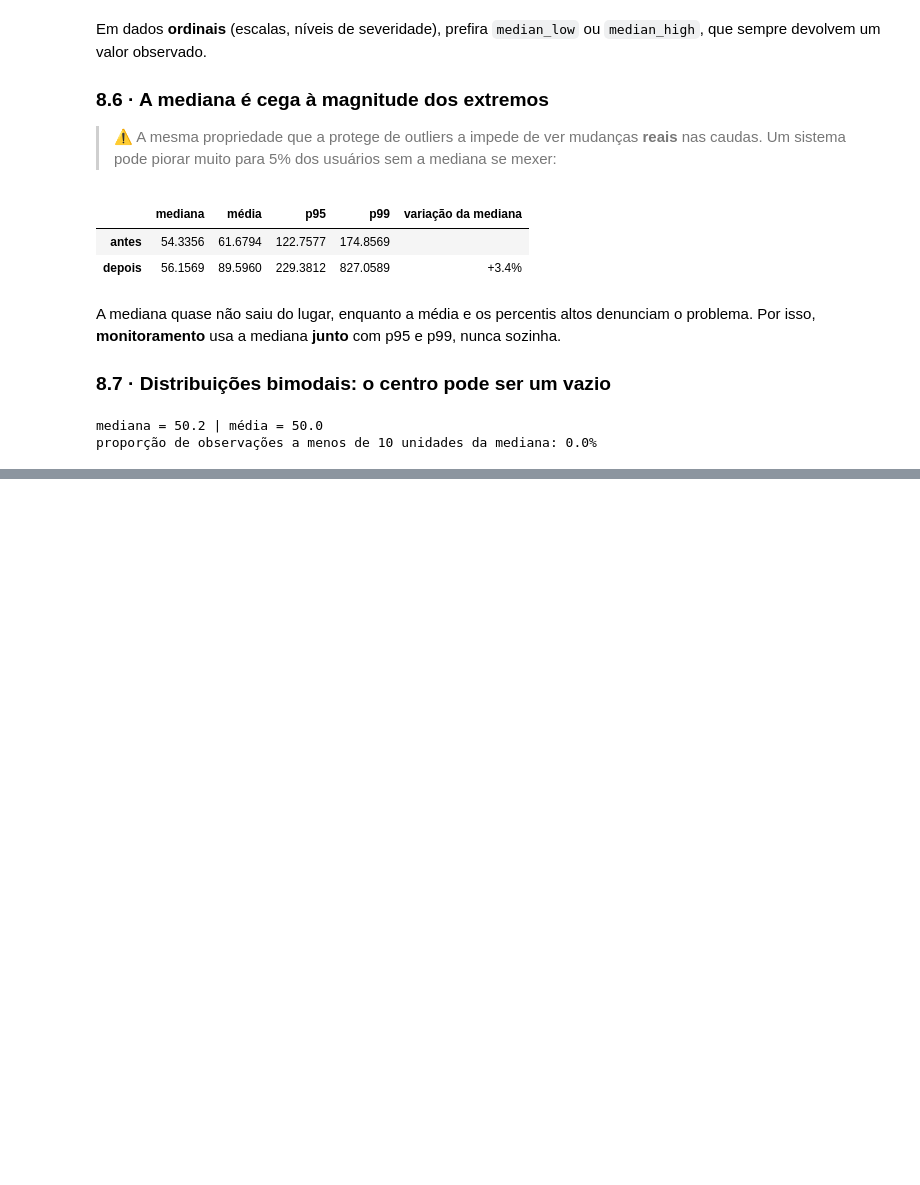
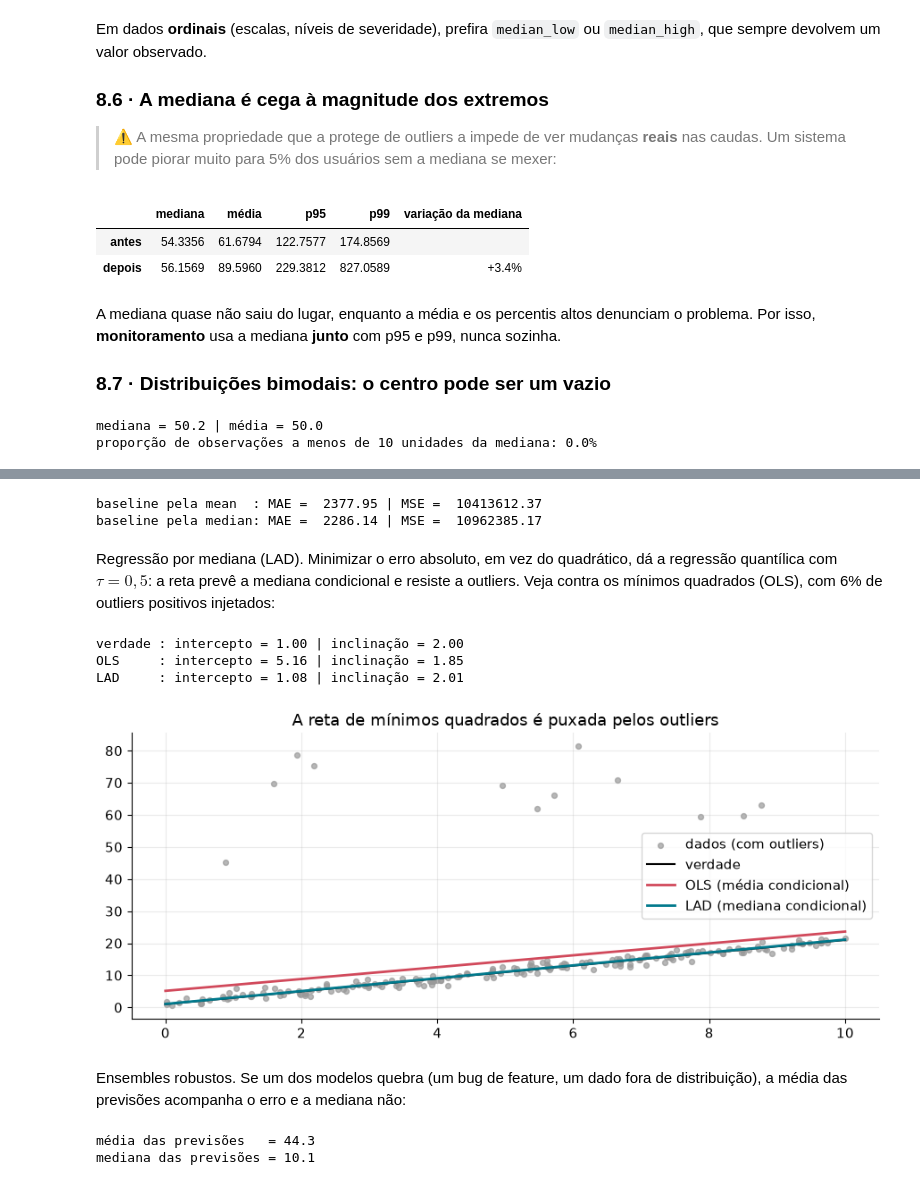
Before and after one commit to DanielCFigueira/Estatistica_e_Probabilidade, a Jupyter notebook: 01_estatistica_descritiva/01_medidas_de_posicao/02_mediana.ipynb, the cells around one changed output, grey strips where cells are left out. Saved outputs shown, nothing was run; the diff lists cells and outputs as text; code cells hidden in the pictures; blank space fills up the shorter version.

Commit message:
feat: aula 02 reescrita no formato Meu Caderno Digital (mediana) parte 2

```diff
--- a/01_estatistica_descritiva/01_medidas_de_posicao/02_mediana.ipynb
+++ b/01_estatistica_descritiva/01_medidas_de_posicao/02_mediana.ipynb
@@ -776,0 +860,58 @@ Com duas "populações" misturadas, a mediana (e a média) cai no **vale entre o
+# %%
+from sklearn.dummy import DummyRegressor
+from sklearn.metrics import mean_absolute_error, mean_squared_error
+
+y = r.copy()
+x0 = np.zeros((len(y), 1))
+resultados = {}
+for estrategia in ["mean", "median"]:
+    pred = DummyRegressor(strategy=estrategia).fit(x0, y).predict(x0)
+    resultados[estrategia] = (mean_absolute_error(y, pred), mean_squared_error(y, pred))
+    print(f"baseline pela {estrategia:<6}: MAE = {resultados[estrategia][0]:8.2f} | MSE = {resultados[estrategia][1]:12.2f}")
+
+assert resultados["median"][0] < resultados["mean"][0]
+assert resultados["mean"][1] < resultados["median"][1]
+# %% [output]
+baseline pela mean  : MAE =  2377.95 | MSE =  10413612.37
+baseline pela median: MAE =  2286.14 | MSE =  10962385.17
+# %% [markdown]
+Regressão por mediana (LAD). Minimizar o erro absoluto, em vez do quadrático, dá a regressão quantílica com $\tau = 0{,}5$: a reta prevê a mediana condicional e resiste a outliers. Veja contra os mínimos quadrados (OLS), com 6% de outliers positivos injetados:
+# %%
+from sklearn.linear_model import LinearRegression, QuantileRegressor
+
+g = np.random.default_rng(3)
+x = g.uniform(0, 10, 200)
+y_limpo = 2 * x + 1 + g.normal(0, 1, 200)          # verdade: intercepto 1, inclinação 2
+y_sujo = y_limpo.copy()
+indices = g.choice(200, size=12, replace=False)
+y_sujo[indices] += g.uniform(40, 80, 12)           # 12 outliers (6%)
+
+ols = LinearRegression().fit(x.reshape(-1, 1), y_sujo)
+lad = QuantileRegressor(quantile=0.5, alpha=0.0, solver="highs").fit(x.reshape(-1, 1), y_sujo)
+print("verdade : intercepto = 1.00 | inclinação = 2.00")
+print(f"OLS     : intercepto = {ols.intercept_:.2f} | inclinação = {ols.coef_[0]:.2f}")
+print(f"LAD     : intercepto = {lad.intercept_:.2f} | inclinação = {lad.coef_[0]:.2f}")
+assert abs(lad.intercept_ - 1) < abs(ols.intercept_ - 1)
+
+xs_plot = np.linspace(0, 10, 50)
+fig, ax = plt.subplots(figsize=(9, 4))
+ax.scatter(x, y_sujo, s=18, color="#999999", alpha=0.7, label="dados (com outliers)")
+ax.plot(xs_plot, 2 * xs_plot + 1, color="black", lw=1.5, label="verdade")
+ax.plot(xs_plot, ols.predict(xs_plot.reshape(-1, 1)), color=COR["media"], lw=2, label="OLS (média condicional)")
+ax.plot(xs_plot, lad.predict(xs_plot.reshape(-1, 1)), color=COR["mediana"], lw=2, label="LAD (mediana condicional)")
+ax.set_title("A reta de mínimos quadrados é puxada pelos outliers"); ax.legend()
+plt.tight_layout(); plt.show()
+# %% [output]
+verdade : intercepto = 1.00 | inclinação = 2.00
+OLS     : intercepto = 5.16 | inclinação = 1.85
+LAD     : intercepto = 1.08 | inclinação = 2.01
+[figure, added]
+# %% [markdown]
+Ensembles robustos. Se um dos modelos quebra (um bug de feature, um dado fora de distribuição), a média das previsões acompanha o erro e a mediana não:
+# %%
+previsoes = np.array([10.1, 9.8, 10.3, 9.9, 10.0, 10.2, 250.0])     # o 7º modelo quebrou
+print(f"média das previsões   = {previsoes.mean():.1f}")
+print(f"mediana das previsões = {np.median(previsoes):.1f}")
+# %% [output]
+média das previsões   = 44.3
+mediana das previsões = 10.1
```
Also changed, not shown: parts of 18 cells of this notebook.
